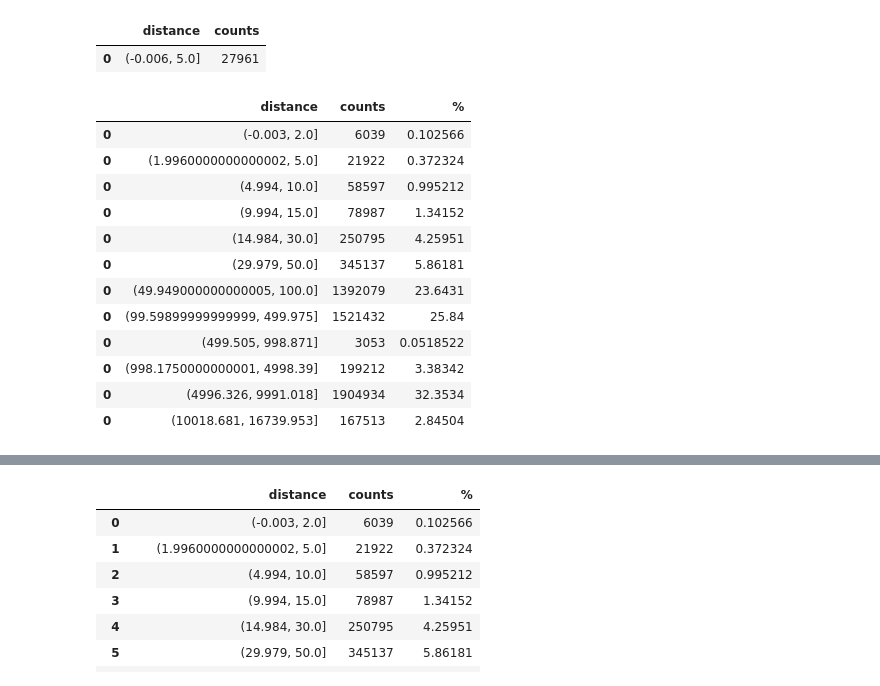
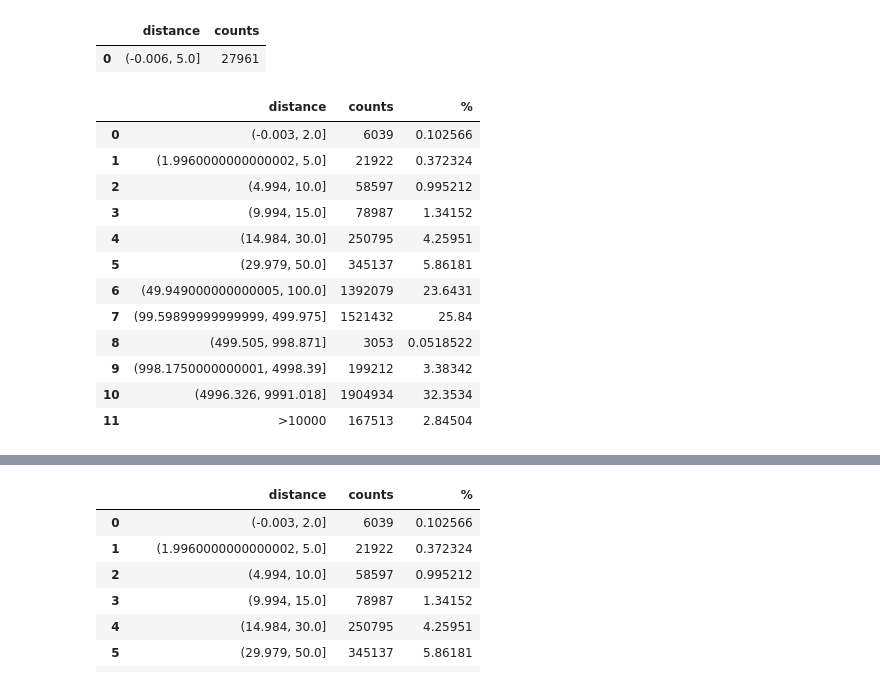
Before and after one commit to ritkumar10/RohanIntern, a Jupyter notebook: Distance_Calculations_v1.1.ipynb, the cells around one changed output, grey strips where cells are left out. Cells and saved outputs as stored; diff of their text form; code cells hidden in the pictures.

```diff
--- a/Distance_Calculations_v1.1.ipynb
+++ b/Distance_Calculations_v1.1.ipynb
@@ -214,32 +254,36 @@ dist4
 # %%
 dist5=pd.DataFrame(columns=['distance','counts'])
 list_cycle = itertools.cycle(bin_list)
 next(list_cycle)
 for i in range(0,11):
     g=bin_list[i]
     next_element = next(list_cycle)
     dist4=dist[(dist['distance']>=(g))&(dist['distance']<=(next_element))]
     dist4=dist4['distance'].value_counts(bins=1).rename_axis('distance').reset_index(name='counts')
     dist5=dist5.append(dist4)
 dist4=dist[(dist['distance']>=10000)]
 dist4=dist4['distance'].value_counts(bins=1).rename_axis('distance').reset_index(name='counts')
 dist5=dist5.append(dist4)
 dist5['%']=(dist5['counts']/5887889)*100
+dist5.reset_index(inplace = True)
+dist5.drop(columns=['index'])
+dist5=dist5.drop(columns=['index'])
+dist5.at[11,'distance']= '>10000'
 dist5
 # %% [output]
 |  | distance | counts | % |
 | 0 | (-0.003, 2.0] | 6039 | 0.102566 |
-| 0 | (1.9960000000000002, 5.0] | 21922 | 0.372324 |
-| 0 | (4.994, 10.0] | 58597 | 0.995212 |
-| 0 | (9.994, 15.0] | 78987 | 1.34152 |
-| 0 | (14.984, 30.0] | 250795 | 4.25951 |
-| 0 | (29.979, 50.0] | 345137 | 5.86181 |
-| 0 | (49.949000000000005, 100.0] | 1392079 | 23.6431 |
-| 0 | (99.59899999999999, 499.975] | 1521432 | 25.84 |
-| 0 | (499.505, 998.871] | 3053 | 0.0518522 |
-| 0 | (998.1750000000001, 4998.39] | 199212 | 3.38342 |
-| 0 | (4996.326, 9991.018] | 1904934 | 32.3534 |
-| 0 | (10018.681, 16739.953] | 167513 | 2.84504 |
+| 1 | (1.9960000000000002, 5.0] | 21922 | 0.372324 |
+| 2 | (4.994, 10.0] | 58597 | 0.995212 |
+| 3 | (9.994, 15.0] | 78987 | 1.34152 |
+| 4 | (14.984, 30.0] | 250795 | 4.25951 |
+| 5 | (29.979, 50.0] | 345137 | 5.86181 |
+| 6 | (49.949000000000005, 100.0] | 1392079 | 23.6431 |
+| 7 | (99.59899999999999, 499.975] | 1521432 | 25.84 |
+| 8 | (499.505, 998.871] | 3053 | 0.0518522 |
+| 9 | (998.1750000000001, 4998.39] | 199212 | 3.38342 |
+| 10 | (4996.326, 9991.018] | 1904934 | 32.3534 |
+| 11 | >10000 | 167513 | 2.84504 |
 # %%
 tdist5=pd.DataFrame(columns=['distance','counts'])
 list_cycle = itertools.cycle(bin_list)
```
Also changed, not shown: parts of 9 cells of this notebook.
